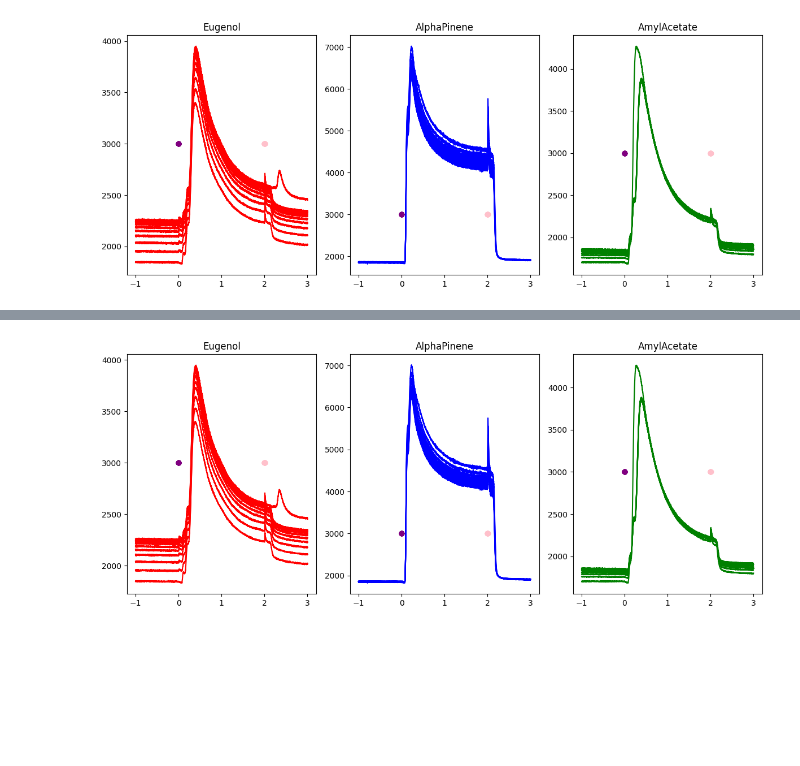
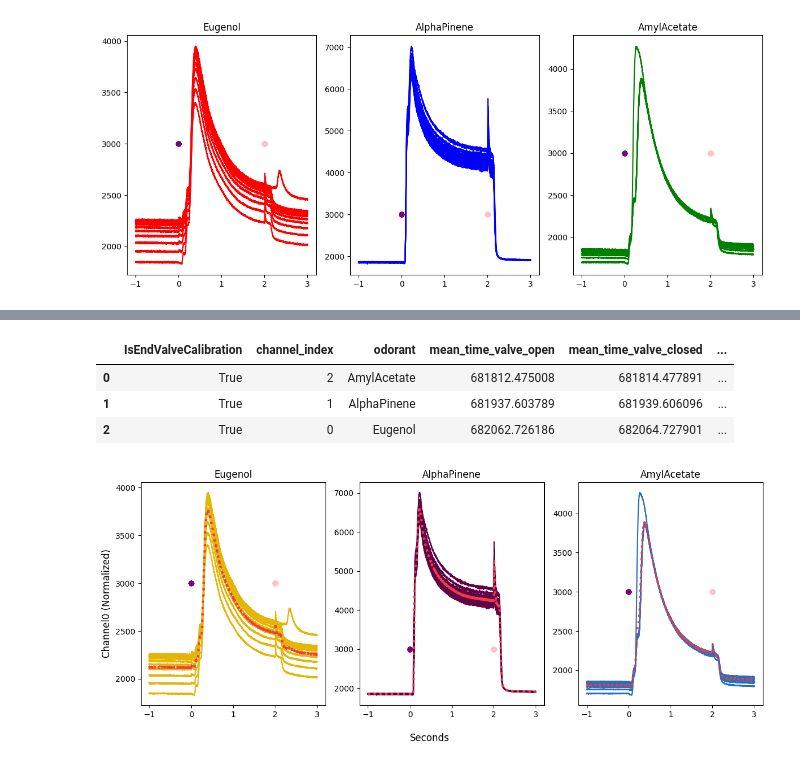
Before and after one commit to AllenNeuralDynamics/aind-behavior-rig-calibration, a Jupyter notebook: examples/olfacto_second_attempt.ipynb, the cells around one changed output, grey strips where cells are left out. Drawn from its saved outputs; the diff is of its cells as text; code cells hidden in the pictures; blank space fills up the shorter version.

Commit message:
normalized data and plot average per odorant

```diff
--- a/examples/olfacto_second_attempt.ipynb
+++ b/examples/olfacto_second_attempt.ipynb
@@ -247,6 +247,8 @@ def interpolate(inp, fi):
 # %%
 max_len = 4011 #only 32 trials so I just look it up
 valve_interpolate = valve_status.copy()
+
+valve_interpolate = valve_interpolate[valve_interpolate['IsEndValveCalibration'] == True]
 # %%
 outp_time = []
 for i in valve_interpolate['seconds']:
@@ -262,6 +264,3 @@ for i in valve_interpolate['data']:
 # %%
 valve_interpolate['seconds'] = outp_time
 valve_interpolate['data'] = outp
-# %%
-for i in range(len(valve_interpolate)):
-    print(len(valve_interpolate['seconds'][i]), len(valve_interpolate['data'][i]))
@@ -286,26 +320,49 @@ for i in range(len(valve_interpolate)):
+# %%
+mean_seconds_norm = []
+mean_data_norm = []
+
+for i, v in valve_odo_mean.iterrows():
+    mean_seconds_norm.append([x - v['mean_time_valve_open'] for x in v['mean_seconds']])
+    mean_data_norm.append([x - v['mean_data'][0] for x in v['mean_data']])
+valve_odo_mean['mean_seconds_norm'] = mean_seconds_norm
+valve_odo_mean['mean_data_norm'] = mean_data_norm
+valve_odo_mean
+# %% [output]
+|  | IsEndValveCalibration | channel_index | odorant | mean_time_valve_open | mean_time_valve_closed | ... |
+| 0 | True | 2 | AmylAcetate | 681812.475008 | 681814.477891 | ... |
+| 1 | True | 1 | AlphaPinene | 681937.603789 | 681939.606096 | ... |
+| 2 | True | 0 | Eugenol | 682062.726186 | 682064.727901 | ... |
 # %%
 fig, (ax1, ax2, ax3) = plt.subplots(1, 3)
 
-for i, v in valve_interpolate[(valve_interpolate['IsEndValveCalibration'] == True) & (valve_interpolate['channel_index'] == 0)].iterrows():
-    ax1.plot([x - v['time_valve_open'] for x in v['seconds']], v['data'], color = 'r')
+for i, v in valve_interpolate[(valve_interpolate['channel_index'] == 0)].iterrows():
+    ax1.plot([x - v['time_valve_open'] for x in v['seconds']], v['data'], color = '#E3B505')
     ax1.scatter((v['time_valve_open'] - v['time_valve_open']), 3000, color = 'purple')
     ax1.scatter((v['time_valve_closed'] - v['time_valve_open']), 3000, color = 'pink')
     ax1.set_title("Eugenol")
 
-for i, v in valve_interpolate[(valve_interpolate['IsEndValveCalibration'] == True) & (valve_interpolate['channel_index'] == 1)].iterrows():
-    ax2.plot([x - v['time_valve_open'] for x in v['seconds']], v['data'], color = 'b')
+ax1.plot(valve_odo_mean['mean_seconds_norm'][2], valve_odo_mean['mean_data'][2], color = '#F03A47', linestyle = 'dotted', linewidth = 3)
+
+for i, v in valve_interpolate[(valve_interpolate['channel_index'] == 1)].iterrows():
+    ax2.plot([x - v['time_valve_open'] for x in v['seconds']], v['data'], color = '#610345')
     ax2.scatter((v['time_valve_open'] - v['time_valve_open']), 3000, color = 'purple')
     ax2.scatter((v['time_valve_closed'] - v['time_valve_open']), 3000, color = 'pink')
     ax2.set_title("AlphaPinene")
 
-for i, v in valve_interpolate[(valve_interpolate['IsEndValveCalibration'] == True) & (valve_interpolate['channel_index'] == 2)].iterrows():
-    ax3.plot([x - v['time_valve_open'] for x in v['seconds']], v['data'], color = 'g')
+ax2.plot(valve_odo_mean['mean_seconds_norm'][1], valve_odo_mean['mean_data'][1], color = '#F03A47', linestyle = 'dotted', linewidth = 3)
+
+for i, v in valve_interpolate[(valve_interpolate['channel_index'] == 2)].iterrows():
+    ax3.plot([x - v['time_valve_open'] for x in v['seconds']], v['data'], color = '#276FBF')
     ax3.scatter((v['time_valve_open'] - v['time_valve_open']), 3000, color = 'purple')
     ax3.scatter((v['time_valve_closed'] - v['time_valve_open']), 3000, color = 'pink')
     ax3.set_title("AmylAcetate")
 
+ax3.plot(valve_odo_mean['mean_seconds_norm'][0], valve_odo_mean['mean_data'][0], color = '#F03A47', linestyle = 'dotted', linewidth = 3)
+
+fig.supxlabel('Seconds')
+fig.supylabel('Channel0 (Normalized)')
 fig.set_figheight(5)
 fig.set_figwidth(12)
 fig.tight_layout()
 # %% [output]
-[figure, old version]
+[figure, new version]
```
Also changed, not shown: parts of 5 cells of this notebook.
